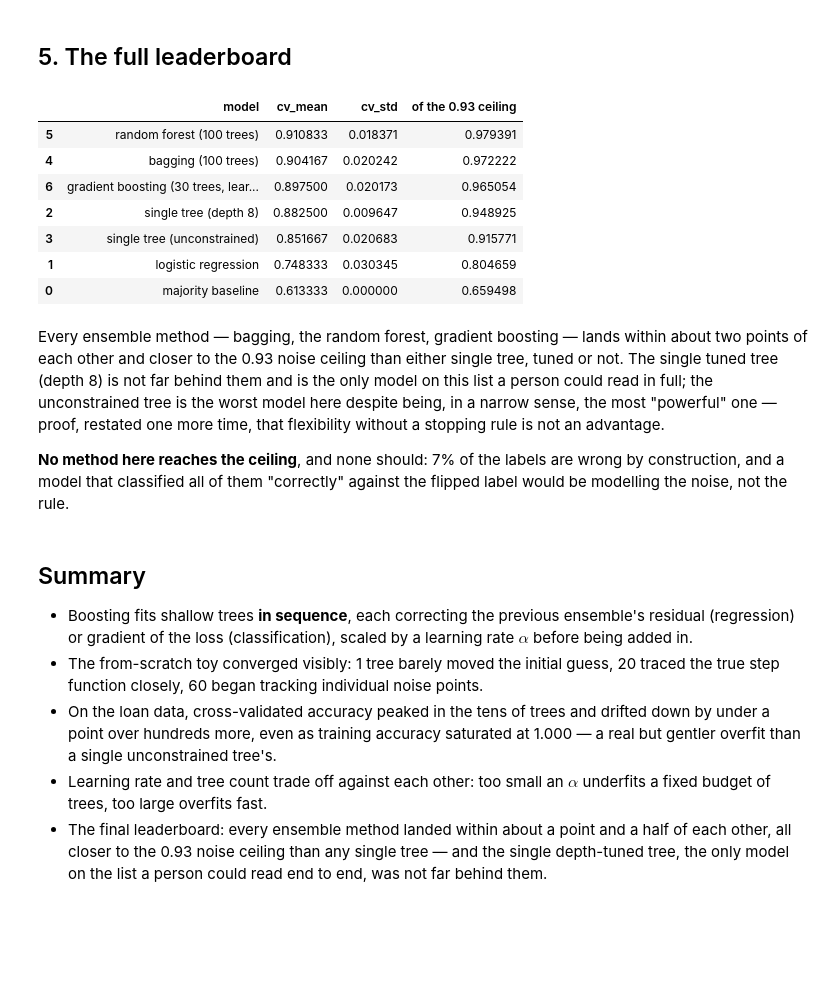
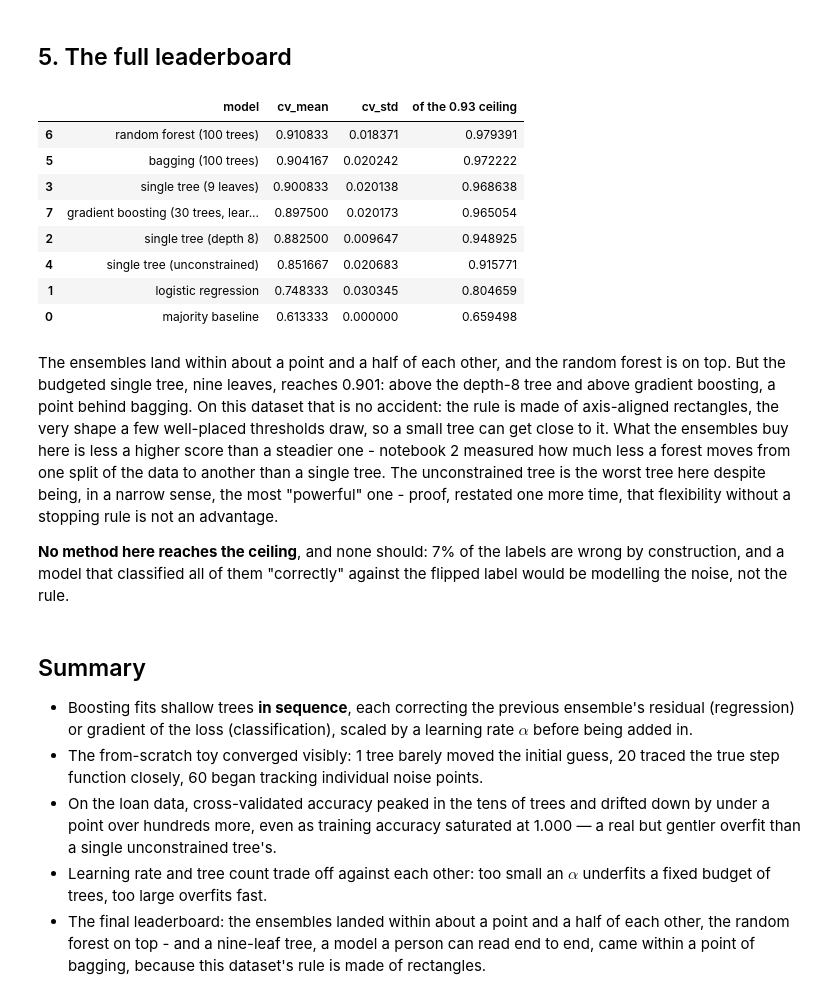
Before and after one commit to fabioantonini/technologies-for-artificial-intelligence, a Jupyter notebook: Lessons/07_trees_and_ensembles/Notebooks/03_gradient_boosting.ipynb, the cells around one changed output. Drawn from its saved outputs; the diff is of its cells as text; code cells hidden in the pictures; blank space fills up the shorter version.

```diff
--- a/Lessons/07_trees_and_ensembles/Notebooks/03_gradient_boosting.ipynb
+++ b/Lessons/07_trees_and_ensembles/Notebooks/03_gradient_boosting.ipynb
@@ -253,46 +253,51 @@ rate with room left for more trees rather than none.
 # %%
 models = {
     "majority baseline": None,
     "logistic regression": make_pipeline(StandardScaler(), LogisticRegression(max_iter=2_000)),
     "single tree (depth 8)": DecisionTreeClassifier(max_depth=8, random_state=0),
+    "single tree (9 leaves)": DecisionTreeClassifier(max_leaf_nodes=9, random_state=0),
     "single tree (unconstrained)": DecisionTreeClassifier(random_state=0),
     "bagging (100 trees)": BaggingClassifier(DecisionTreeClassifier(random_state=0),
                                               n_estimators=100, random_state=0),
     "random forest (100 trees)": RandomForestClassifier(n_estimators=100, random_state=0),
     "gradient boosting (30 trees, learning_rate=0.3)": GradientBoostingClassifier(
         n_estimators=30, learning_rate=0.3, max_depth=3, random_state=0),
 }
 
 leaderboard_rows = []
 baseline_acc = max(y.mean(), 1 - y.mean())
 for name, model in models.items():
     if model is None:
         leaderboard_rows.append({"model": name, "cv_mean": baseline_acc, "cv_std": 0.0})
         continue
     cv = cross_val_score(model, X, y, cv=folds)
     leaderboard_rows.append({"model": name, "cv_mean": cv.mean(), "cv_std": cv.std()})
 
 leaderboard = pd.DataFrame(leaderboard_rows).sort_values("cv_mean", ascending=False)
 leaderboard["of the 0.93 ceiling"] = leaderboard["cv_mean"] / 0.93
 leaderboard
 # %% [output]
 |  | model | cv_mean | cv_std | of the 0.93 ceiling |
-| 5 | random forest (100 trees) | 0.910833 | 0.018371 | 0.979391 |
-| 4 | bagging (100 trees) | 0.904167 | 0.020242 | 0.972222 |
-| 6 | gradient boosting (30 trees, lear... | 0.897500 | 0.020173 | 0.965054 |
+| 6 | random forest (100 trees) | 0.910833 | 0.018371 | 0.979391 |
+| 5 | bagging (100 trees) | 0.904167 | 0.020242 | 0.972222 |
+| 3 | single tree (9 leaves) | 0.900833 | 0.020138 | 0.968638 |
+| 7 | gradient boosting (30 trees, lear... | 0.897500 | 0.020173 | 0.965054 |
 | 2 | single tree (depth 8) | 0.882500 | 0.009647 | 0.948925 |
-| 3 | single tree (unconstrained) | 0.851667 | 0.020683 | 0.915771 |
+| 4 | single tree (unconstrained) | 0.851667 | 0.020683 | 0.915771 |
 | 1 | logistic regression | 0.748333 | 0.030345 | 0.804659 |
 | 0 | majority baseline | 0.613333 | 0.000000 | 0.659498 |
 # %% [markdown]
-Every ensemble method — bagging, the random forest, gradient boosting —
-lands within about two points of each other and closer to the 0.93 noise
-ceiling than either single tree, tuned or not. The single tuned tree
-(depth 8) is not far behind them and is the only model on this list a
-person could read in full; the unconstrained tree is the worst model here
-despite being, in a narrow sense, the most "powerful" one — proof, restated
-one more time, that flexibility without a stopping rule is not an
-advantage.
+The ensembles land within about a point and a half of each other, and the
+random forest is on top. But the budgeted single tree, nine leaves, reaches
+0.901: above the depth-8 tree and above gradient boosting, a point behind
+bagging. On this dataset that is no accident: the rule is made of
+axis-aligned rectangles, the very shape a few well-placed thresholds draw, so
+a small tree can get close to it. What the ensembles buy here is less a
+higher score than a steadier one - notebook 2 measured how much less a forest
+moves from one split of the data to another than a single tree. The
+unconstrained tree is the worst tree here despite being, in a narrow sense,
+the most "powerful" one - proof, restated one more time, that flexibility
+without a stopping rule is not an advantage.
 
 **No method here reaches the ceiling**, and none should: 7% of the labels
 are wrong by construction, and a model that classified all of them
@@ -313,7 +318,7 @@ rule.
   single unconstrained tree's.
 - Learning rate and tree count trade off against each other: too small an
   $\alpha$ underfits a fixed budget of trees, too large overfits fast.
-- The final leaderboard: every ensemble method landed within about a point
-  and a half of each other, all closer to the 0.93 noise ceiling than any
-  single tree — and the single depth-tuned tree, the only model on the list
-  a person could read end to end, was not far behind them.
+- The final leaderboard: the ensembles landed within about a point and a
+  half of each other, the random forest on top - and a nine-leaf tree, a
+  model a person can read end to end, came within a point of bagging,
+  because this dataset's rule is made of rectangles.
```
Also changed, not shown: 15 other files.
